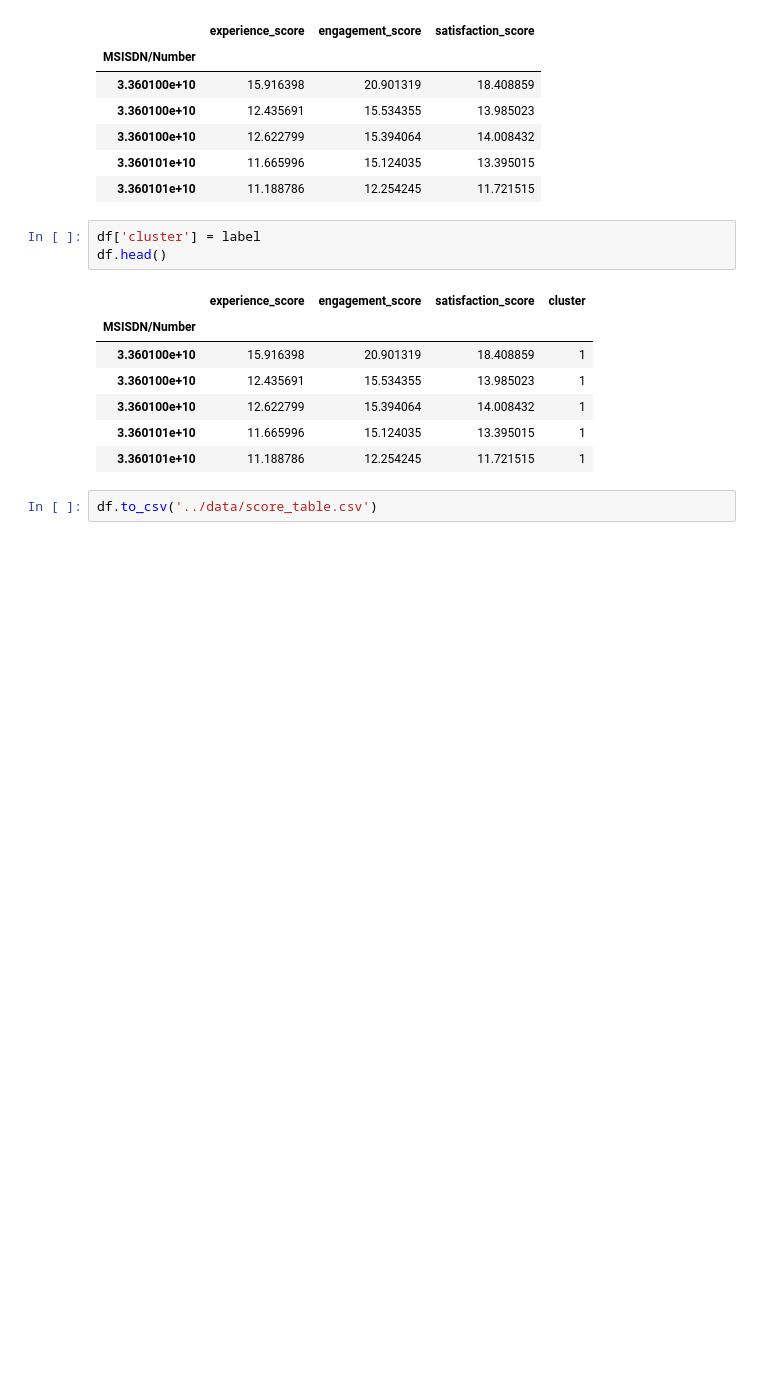
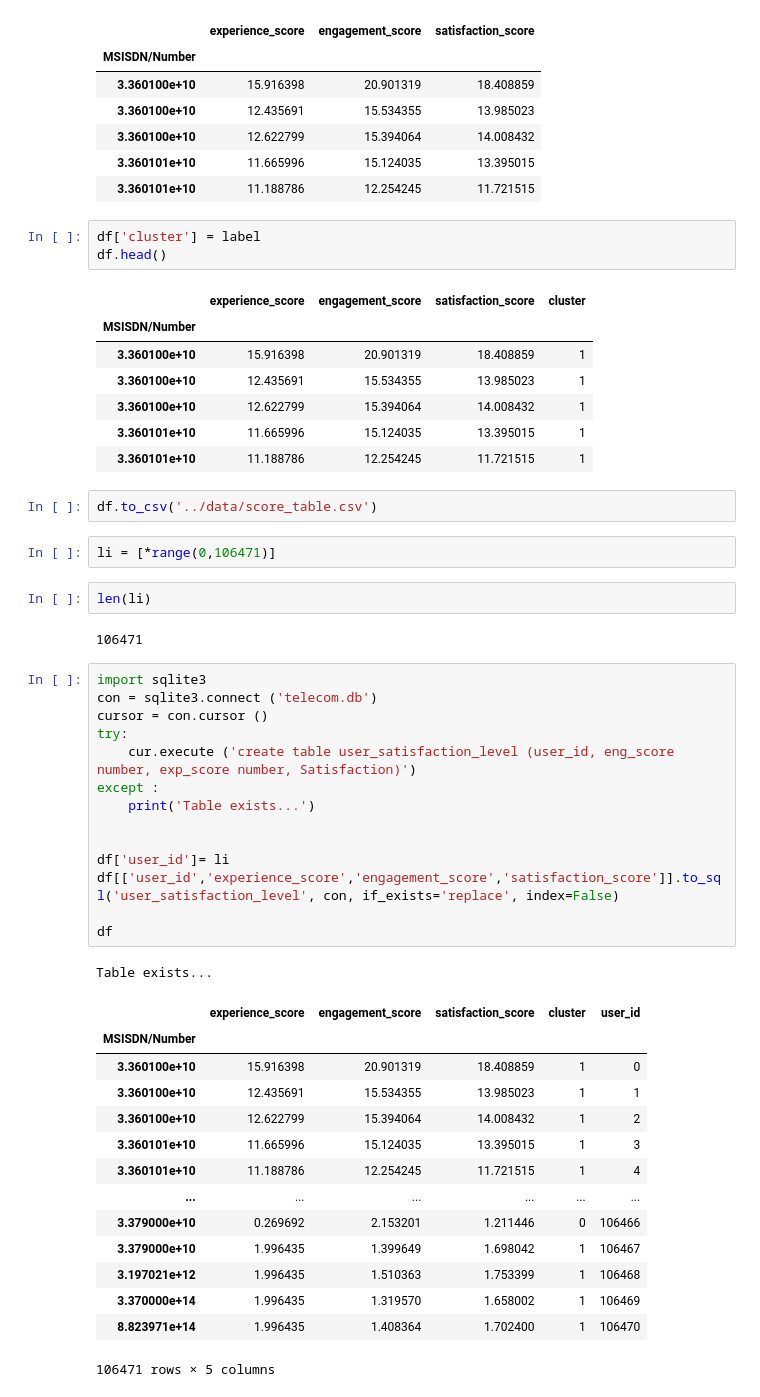
Before and after one commit to nahomHmichael/Telecom-User-Analytics, a Jupyter notebook: notebooks/satisfaction_analytics.ipynb, the cells around one changed output. Cells and saved outputs as stored; diff of their text form; blank space fills up the shorter version.

Commit message:
Created user satisfaction database

```diff
--- a/notebooks/satisfaction_analytics.ipynb
+++ b/notebooks/satisfaction_analytics.ipynb
@@ -320,3 +320,39 @@ df.head()
 | 3.360101e+10 | 11.188786 | 12.254245 | 11.721515 | 1 |
 # %%
 df.to_csv('../data/score_table.csv')
+# %%
+li = [*range(0,106471)]
+# %%
+len(li)
+# %% [output]
+106471
+# %%
+import sqlite3
+con = sqlite3.connect ('telecom.db')
+cursor = con.cursor ()
+try:
+    cur.execute ('create table user_satisfaction_level (user_id, eng_score number, exp_score number, Satisfaction)')
+except :
+    print('Table exists...')
+
+
+df['user_id']= li
+df[['user_id','experience_score','engagement_score','satisfaction_score']].to_sql('user_satisfaction_level', con, if_exists='replace', index=False)
+
+df
+# %% [output]
+Table exists...
+|  | experience_score | engagement_score | satisfaction_score | cluster | user_id |
+| MSISDN/Number |  |  |  |  |  |
+| 3.360100e+10 | 15.916398 | 20.901319 | 18.408859 | 1 | 0 |
+| 3.360100e+10 | 12.435691 | 15.534355 | 13.985023 | 1 | 1 |
+| 3.360100e+10 | 12.622799 | 15.394064 | 14.008432 | 1 | 2 |
+| 3.360101e+10 | 11.665996 | 15.124035 | 13.395015 | 1 | 3 |
+| 3.360101e+10 | 11.188786 | 12.254245 | 11.721515 | 1 | 4 |
+| ... | ... | ... | ... | ... | ... |
+| 3.379000e+10 | 0.269692 | 2.153201 | 1.211446 | 0 | 106466 |
+| 3.379000e+10 | 1.996435 | 1.399649 | 1.698042 | 1 | 106467 |
+| 3.197021e+12 | 1.996435 | 1.510363 | 1.753399 | 1 | 106468 |
+| 3.370000e+14 | 1.996435 | 1.319570 | 1.658002 | 1 | 106469 |
+| 8.823971e+14 | 1.996435 | 1.408364 | 1.702400 | 1 | 106470 |
+106471 rows × 5 columns
```
Also changed, not shown: parts of 1 cell of this notebook, 1 other file.
